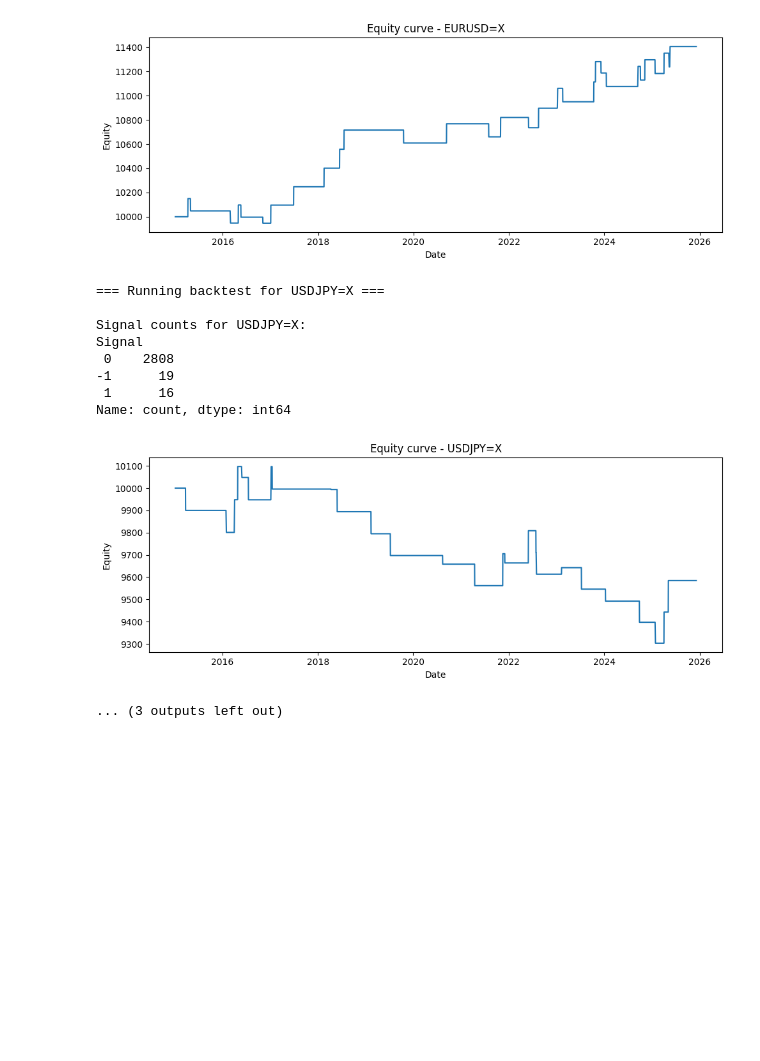
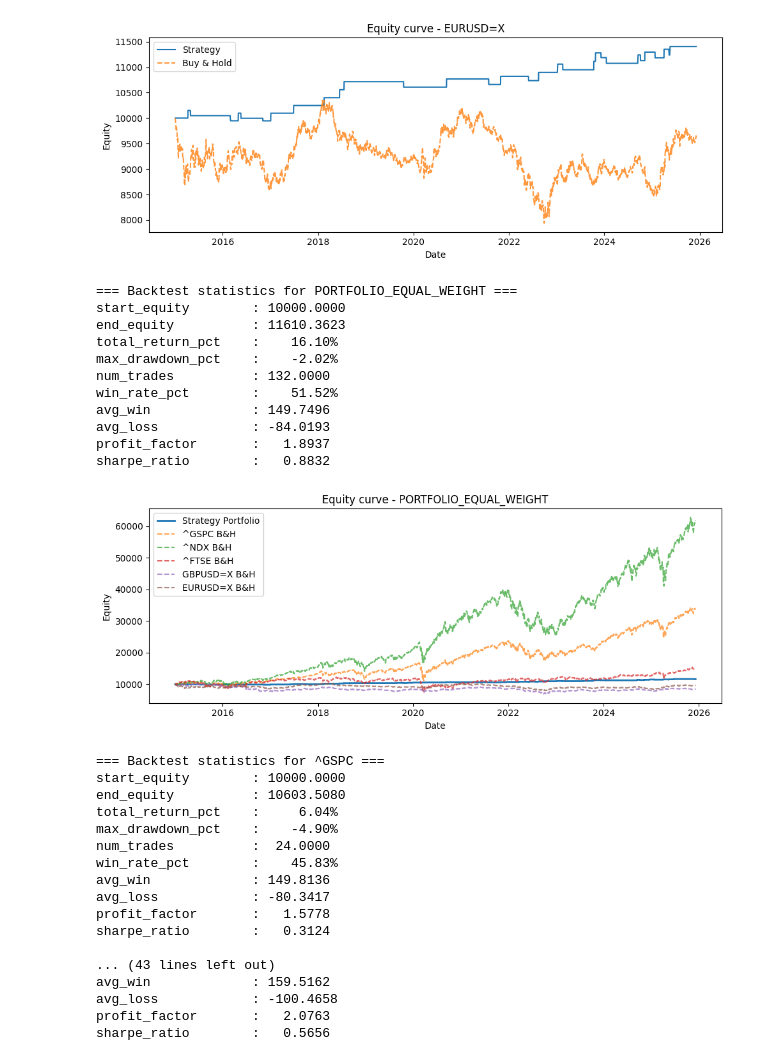
Before and after one commit to HdamaGIT/daman-trading, a Jupyter notebook: system/main.ipynb, the cells around one changed output. Drawn from its saved outputs; the diff is of its cells as text; code cells hidden in the pictures; blank space fills up the shorter version.

Commit message:
Jan26 Strategy update

```diff
--- a/system/main.ipynb
+++ b/system/main.ipynb
@@ -5,13 +4,15 @@ from system_development.strategies.trend_pullback_v1.run_backtest import (
 # %%
-# noinspection PyPackageRequirements
 if __name__ == "__main__":
 
-    results = run_backtest_for_default_universe(
+    params_fixed = StrategyParams(exit_mode="fixed_rr")
+    results_fixed = run_backtest_for_default_universe(
+        params=params_fixed,
         start="2015-01-01",
         end=None,
-        interval="1d",   # later we can do '4h'
+        interval="1d",
         plot=True,
         portfolio=True,
+        show_benchmark=True,
     )
 # %% [output]
 === Running backtest for ^GSPC ===
@@ -61,11 +92,30 @@ Name: count, dtype: int64
-[figure, old version]
+[figure, new version]
-=== Running backtest for USDJPY=X ===
-
-Signal counts for USDJPY=X:
-Signal
- 0    2808
--1      19
- 1      16
-Name: count, dtype: int64
+=== Backtest statistics for PORTFOLIO_EQUAL_WEIGHT ===
+start_equity        : 10000.0000
+end_equity          : 11610.3623
+total_return_pct    :    16.10%
+max_drawdown_pct    :    -2.02%
+num_trades          : 132.0000
+win_rate_pct        :    51.52%
+avg_win             : 149.7496
+avg_loss            : -84.0193
+profit_factor       :   1.8937
+sharpe_ratio        :   0.8832
-[figure, old version]
+[figure, new version]
-... (3 outputs left out)
+=== Backtest statistics for ^GSPC ===
+start_equity        : 10000.0000
+end_equity          : 10603.5080
+total_return_pct    :     6.04%
+max_drawdown_pct    :    -4.90%
+num_trades          :  24.0000
+win_rate_pct        :    45.83%
+avg_win             : 149.8136
+avg_loss            : -80.3417
+profit_factor       :   1.5778
+sharpe_ratio        :   0.3124
+
+... (43 lines left out)
+avg_win             : 159.5162
+avg_loss            : -100.4658
+profit_factor       :   2.0763
+sharpe_ratio        :   0.5656
```
Also changed, not shown: parts of 6 cells of this notebook, 3 other files.
